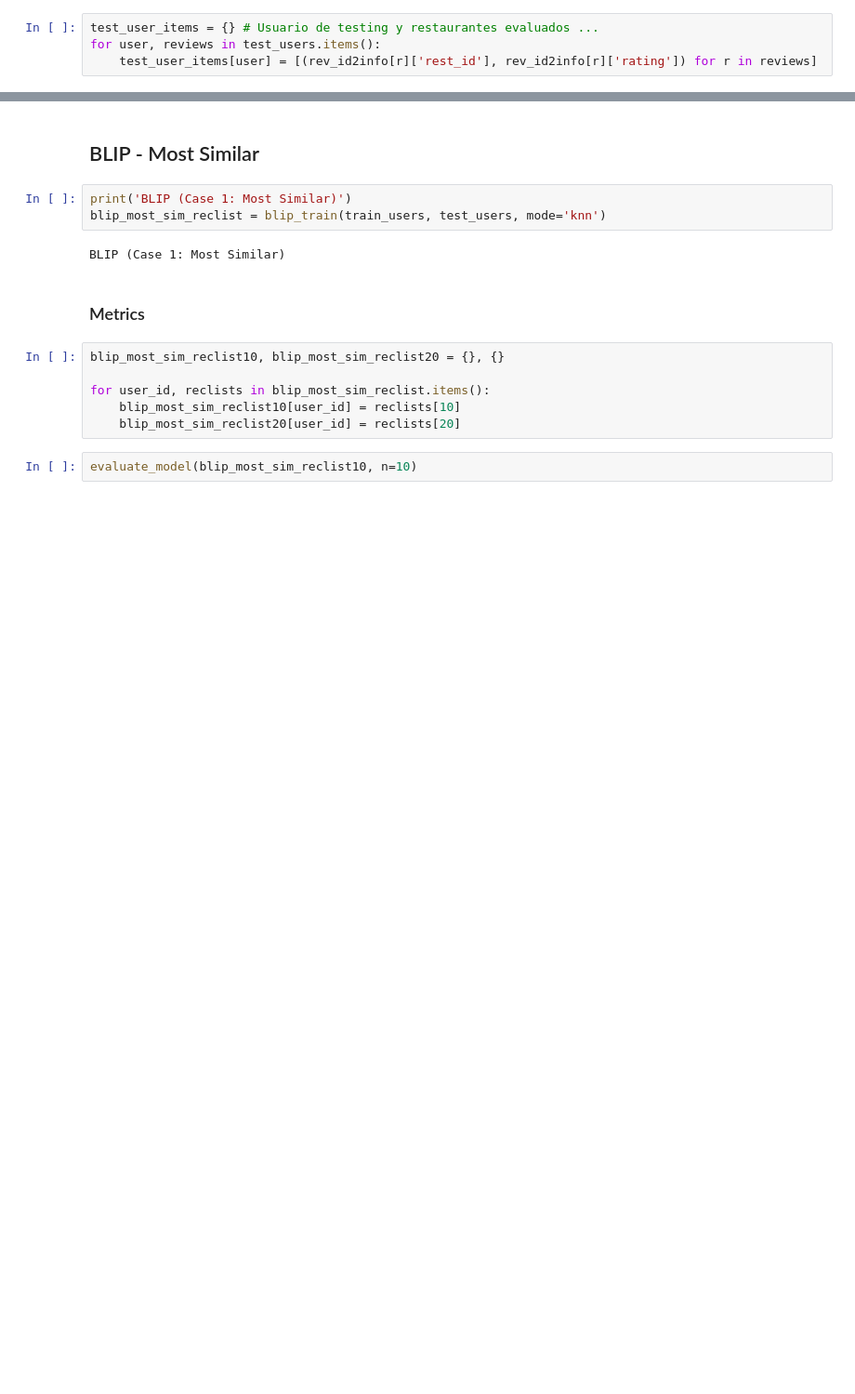
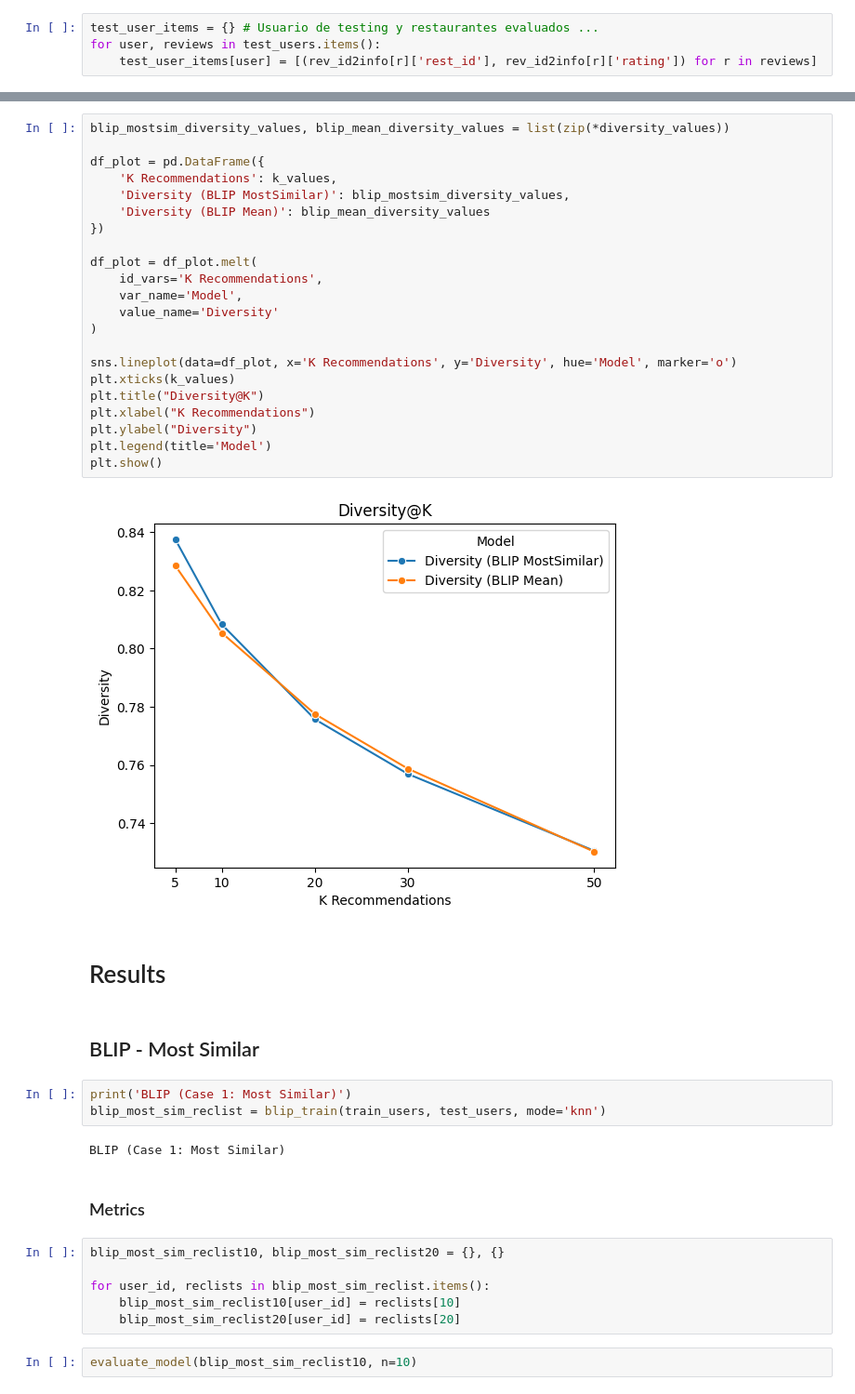
Before and after one commit to pedrozavalat/iic3633-proyecto, a Jupyter notebook: iic3633_BLIP.ipynb, the cells around one changed output, grey strips where cells are left out. Shown at 93% size. Saved outputs shown, nothing was run; the diff lists cells and outputs as text; blank space fills up the shorter version.

```diff
--- a/iic3633_BLIP.ipynb
+++ b/iic3633_BLIP.ipynb
@@ -622,3 +721,29 @@ for user, reviews in test_users.items():
+# %%
+blip_mostsim_diversity_values, blip_mean_diversity_values = list(zip(*diversity_values))
+
+df_plot = pd.DataFrame({
+    'K Recommendations': k_values,
+    'Diversity (BLIP MostSimilar)': blip_mostsim_diversity_values,
+    'Diversity (BLIP Mean)': blip_mean_diversity_values
+})
+
+df_plot = df_plot.melt(
+    id_vars='K Recommendations',
+    var_name='Model',
+    value_name='Diversity'
+)
+
+sns.lineplot(data=df_plot, x='K Recommendations', y='Diversity', hue='Model', marker='o')
+plt.xticks(k_values)
+plt.title("Diversity@K")
+plt.xlabel("K Recommendations")
+plt.ylabel("Diversity")
+plt.legend(title='Model')
+plt.show()
+# %% [output]
+[figure, added]
+# %% [markdown]
+# Results
 # %% [markdown]
 ## BLIP - Most Similar
 # %%
```
Also changed, not shown: parts of 12 cells of this notebook.
